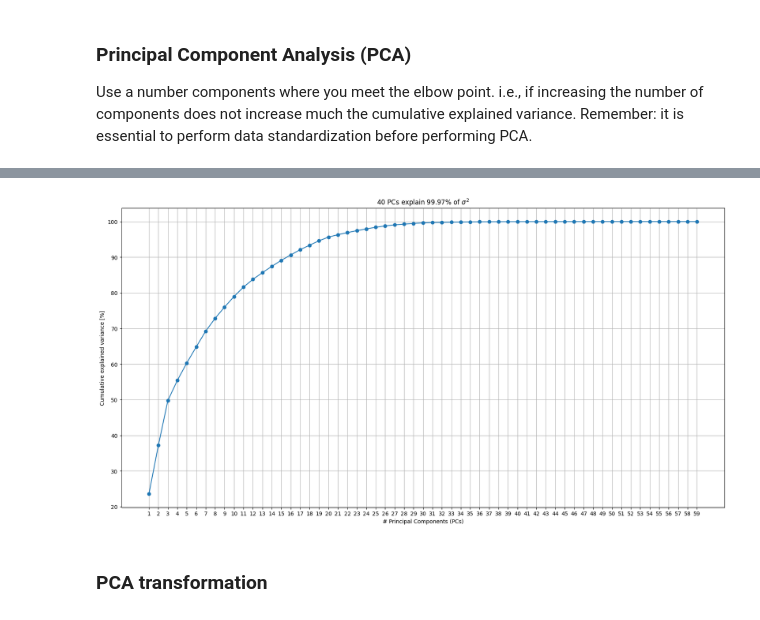
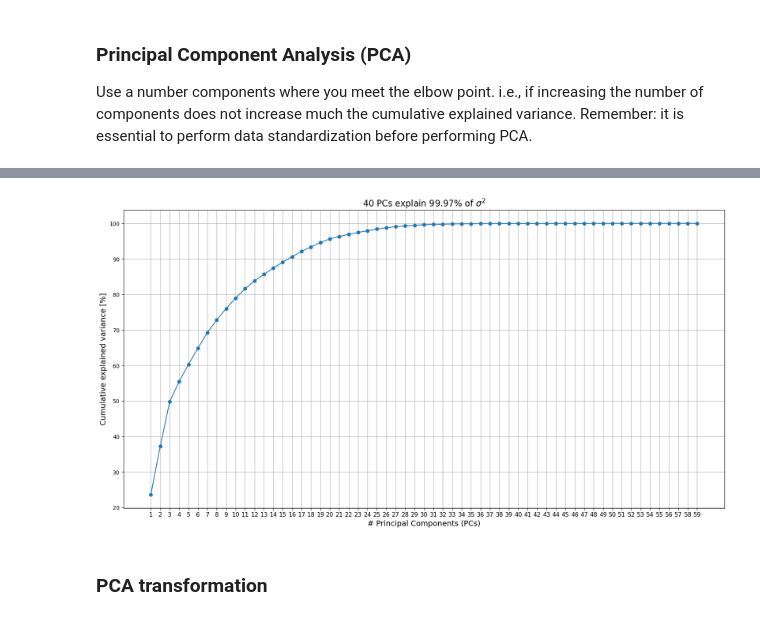
Before and after one commit to iochia02/ML4N_project, a Jupyter notebook: Code/2-preprocessing.ipynb, the cells around one changed output, grey strips where cells are left out. Cells and saved outputs as stored; diff of their text form; code cells hidden in the pictures.

```diff
--- a/Code/2-preprocessing.ipynb
+++ b/Code/2-preprocessing.ipynb
@@ -144,10 +114,10 @@ PC_number = 40
 # Make the plot of cumulative explained variance with respect to number of components
 plt.figure(figsize=(20,10))
 plt.plot(perc_cumul_exp_var, marker='o')
-plt.xlabel('# Principal Components (PCs)')
-plt.ylabel('Cumulative explained variance [%]')
-plt.xticks([i for i in range(len(numerical_features))], [i for i in range(1,len(numerical_features)+1)])
+plt.xlabel('# Principal Components (PCs)', fontsize=14)
+plt.ylabel('Cumulative explained variance [%]', fontsize=14)
+plt.xticks([i for i in range(len(numerical_features))], [i for i in range(1,len(numerical_features)+1)], fontsize=11)
 plt.grid()
-plt.title(f'{PC_number} PCs explain {round(perc_cumul_exp_var[PC_number-1], 2)}% of $\sigma^2$')        # round(perc_cumul_exp_var[x], 2) calculates the percentage explained by the first x PCs
+plt.title(f'{PC_number} PCs explain {round(perc_cumul_exp_var[PC_number-1], 2)}% of $\sigma^2$', fontsize=16)        # round(perc_cumul_exp_var[x], 2) calculates the percentage explained by the first x PCs
 plt.show()
 # %% [output]
@@ -154,4 +125,4 @@ plt.show()
-[figure, old version]
+[figure, new version]
 # %% [markdown]
 ### PCA transformation
 # %%
```
Also changed, not shown: parts of 13 cells of this notebook, 4 other files.
